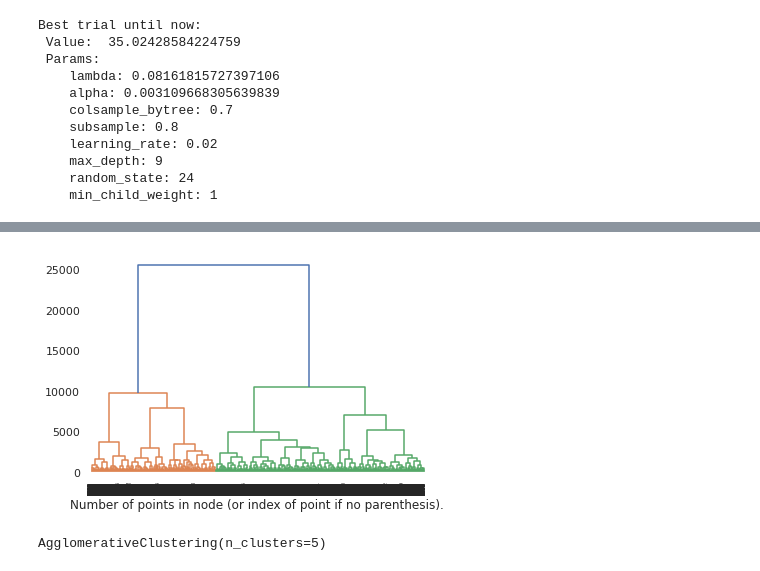
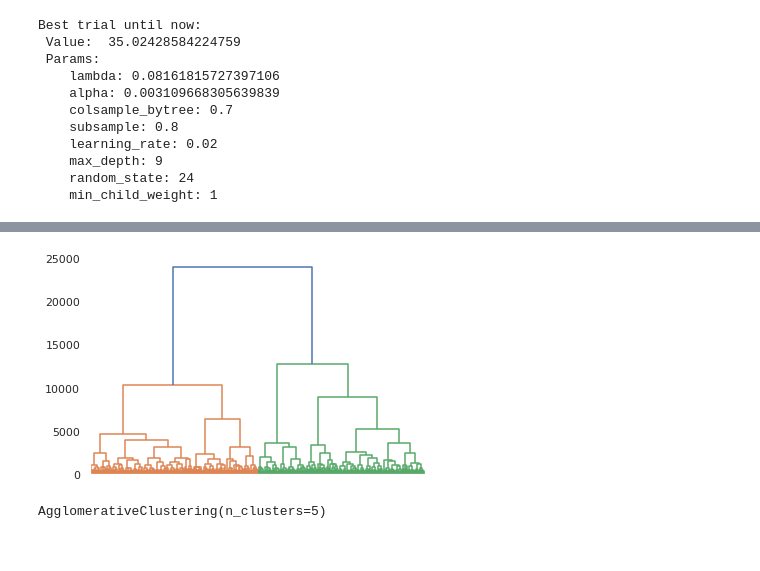
Before and after one commit to gsoaresbaptista/enem-regression, a Jupyter notebook: experiments/grade_regression.ipynb, the cells around one changed output, grey strips where cells are left out. Drawn from its saved outputs; the diff is of its cells as text; code cells hidden in the pictures.

```diff
--- a/experiments/grade_regression.ipynb
+++ b/experiments/grade_regression.ipynb
@@ -37,7 +37,7 @@ Vamos agora selecionar uma amostra de 10000 notas do nosso conjunto de dados
 import pandas
 import random
 
-n = 1561908
+n = len(open('../data/microdados_nao_nulos.csv').readlines(  ))
 s = 10000
 filename = "../data/microdados_nao_nulos.csv"
 skip = sorted(random.sample(range(n),n-s))
@@ -297,14 +304,19 @@ def plot_dendrogram(model, **kwargs):
 # %%
 X = df[features_corr[:5]]
 
 model = AgglomerativeClustering(distance_threshold=0, n_clusters=None)
 model.fit(X.iloc[:, :5])
 
 plot_dendrogram(model)
-plt.xlabel("Number of points in node (or index of point if no parenthesis).")
+plt.tick_params(
+    axis='x',
+    which='both',
+    bottom=False,
+    top=False,
+    labelbottom=False)
 plt.show()
 # %% [output]
-[figure, old version]
+[figure, new version]
 # %%
 model = AgglomerativeClustering(n_clusters=5)
 model.fit(X.iloc[:, :5])
```
Also changed, not shown: parts of 8 cells of this notebook.
